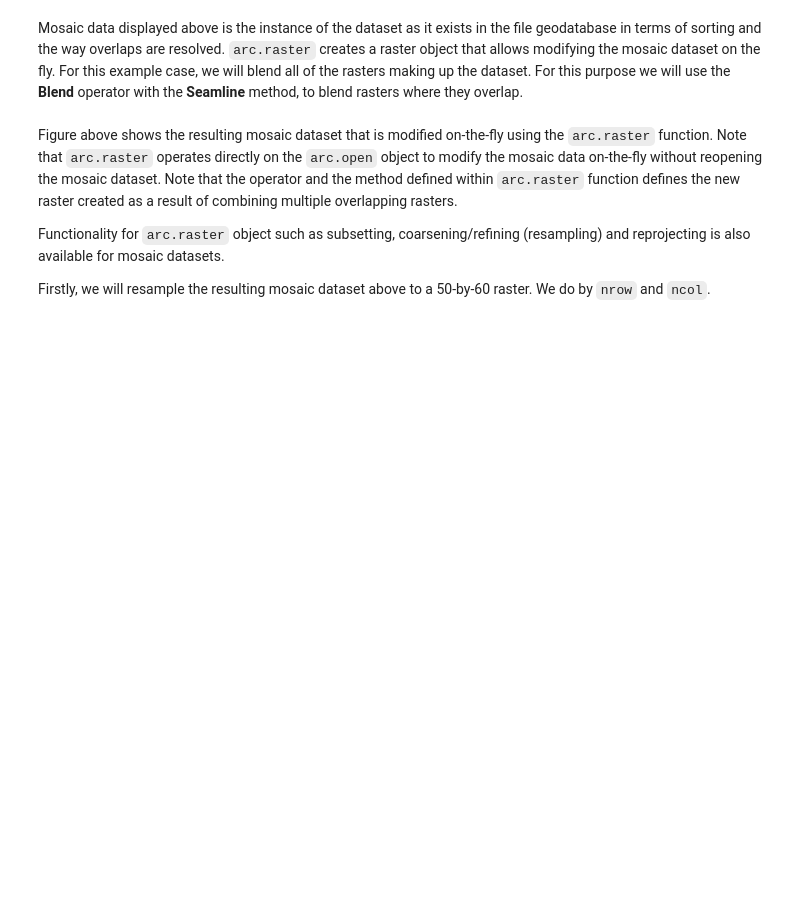
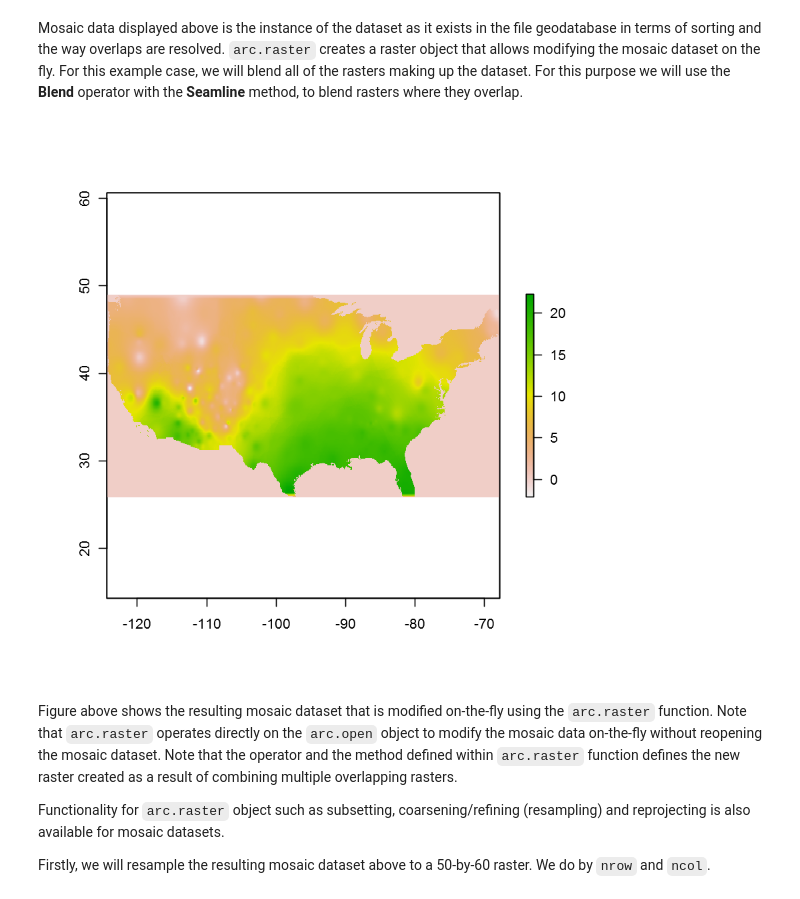
Before and after one commit to R-ArcGIS/R-Bridge-Tutorial-Notebooks, a Jupyter notebook: R-bridge-support-for-mosaic-and-time-series-rasters.ipynb, the cells around one changed output. Drawn from its saved outputs; the diff is of its cells as text; code cells hidden in the pictures; blank space fills up the shorter version.

````diff
--- a/R-bridge-support-for-mosaic-and-time-series-rasters.ipynb
+++ b/R-bridge-support-for-mosaic-and-time-series-rasters.ipynb
@@ -71,6 +75,10 @@ Mosaic data displayed above is the instance of the dataset as it exists in the f
 # %%
 # Blend Rasters Using the Blend operator on seamlines
 mosaic.obj.blended <- arc.raster(mosaic.open.obj, mosaic = list(method = "Seamline", operator = "Blend"))
+## Plot the resulting mosaic dataset
+plot(as.raster(mosaic.obj.blended))
+# %% [output]
+[figure, added]
 # %% [markdown]
 Figure above shows the resulting mosaic dataset that is modified on-the-fly using the ```arc.raster``` function. Note that ```arc.raster``` operates directly on the ```arc.open``` object to modify the mosaic data on-the-fly without reopening the mosaic dataset. Note that the operator and the method defined within ```arc.raster``` function defines the new raster created as a result of combining multiple overlapping rasters.
 
````
Also changed, not shown: parts of 5 cells of this notebook.
